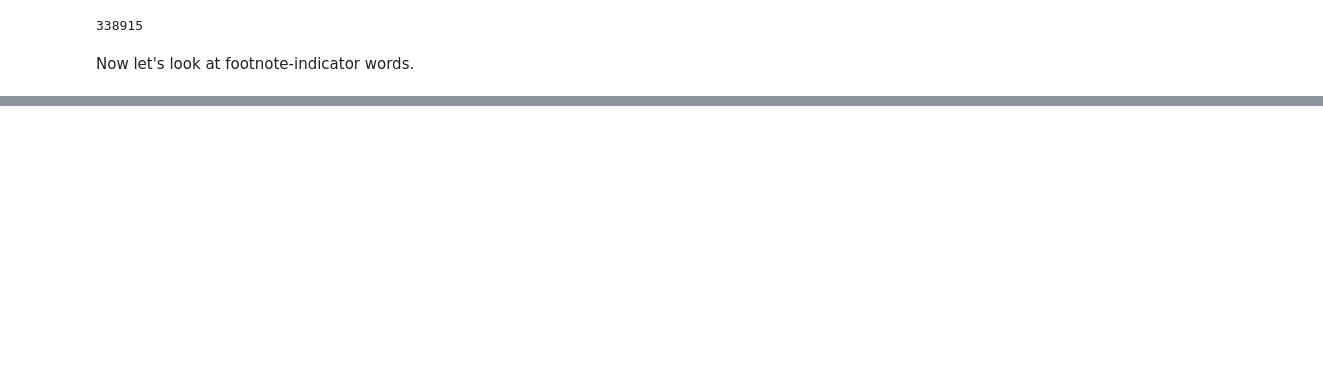
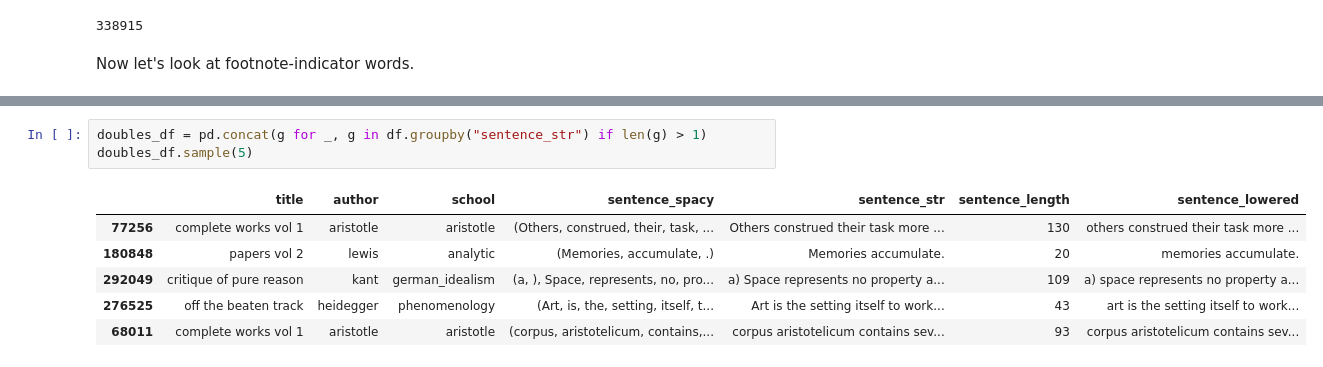
Before and after one commit to kcalizadeh/phil_nlp, a Jupyter notebook: data_load_clean.ipynb, the cells around one changed output, grey strips where cells are left out. Cells and saved outputs as stored; diff of their text form; blank space fills up the shorter version.

```diff
--- a/data_load_clean.ipynb
+++ b/data_load_clean.ipynb
@@ -1303,0 +956,10 @@ keynes_employment = keynes_employment.split('GENERAL INTRODUCTION')[1].split('PR
+# %%
+doubles_df = pd.concat(g for _, g in df.groupby("sentence_str") if len(g) > 1)
+doubles_df.sample(5)
+# %% [output]
+|  | title | author | school | sentence_spacy | sentence_str | sentence_length | sentence_lowered |
+| 77256 | complete works vol 1 | aristotle | aristotle | (Others, construed, their, task, ... | Others construed their task more ... | 130 | others construed their task more ... |
+| 180848 | papers vol 2 | lewis | analytic | (Memories, accumulate, .) | Memories accumulate. | 20 | memories accumulate. |
+| 292049 | critique of pure reason | kant | german_idealism | (a, ), Space, represents, no, pro... | a) Space represents no property a... | 109 | a) space represents no property a... |
+| 276525 | off the beaten track | heidegger | phenomenology | (Art, is, the, setting, itself, t... | Art is the setting itself to work... | 43 | art is the setting itself to work... |
+| 68011 | complete works vol 1 | aristotle | aristotle | (corpus, aristotelicum, contains,... | corpus aristotelicum contains sev... | 93 | corpus aristotelicum contains sev... |
```
Also changed, not shown: parts of 73 cells of this notebook.
